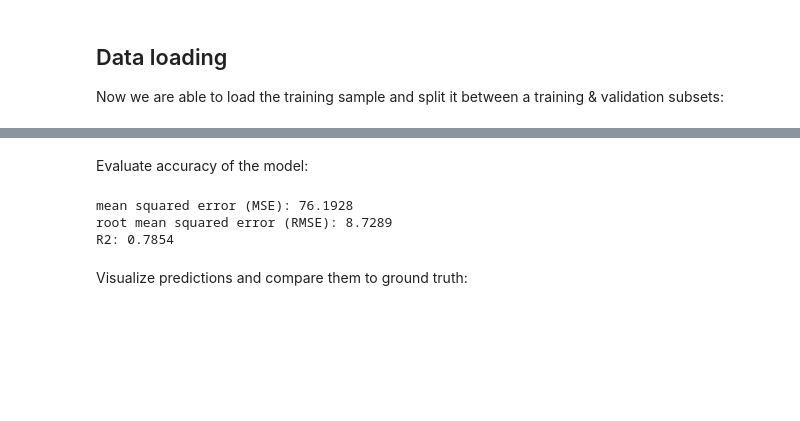
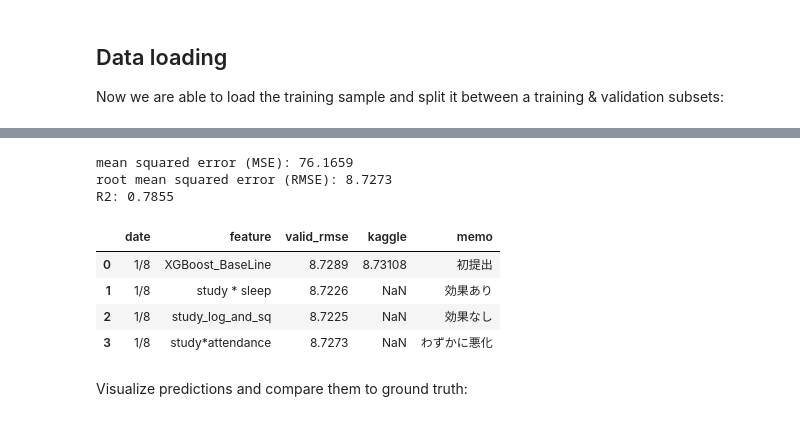
Before and after one commit to gikkavu/Kaggle, a Jupyter notebook: xgboost-studenttestscores-kr.ipynb, the cells around one changed output, grey strips where cells are left out. Cells and saved outputs as stored; diff of their text form; code cells hidden in the pictures; blank space fills up the shorter version.

```diff
--- a/xgboost-studenttestscores-kr.ipynb
+++ b/xgboost-studenttestscores-kr.ipynb
@@ -163,5 +145,3 @@ Pipeline(steps=[('preprocessor',
-# %% [markdown]
-Evaluate accuracy of the model:
 # %%
 def score_model(model, X, y):
     """Evaluate the trained model and returns a dictionary with eval metrics"""
@@ -175,14 +155,28 @@ def score_model(model, X, y):
         "y_pred": y_pred,
     }
 # %%
-score = score_model(pipeline, X_valid, y_valid)
+score = score_model(model, X_valid_pre, y_valid)
 print(f"mean squared error (MSE): {score['mse']:.4f}")
 print(f"root mean squared error (RMSE): {score['rmse']:.4f}")
 print(f"R2: {score['r2']:.4f}")
 # %% [output]
-mean squared error (MSE): 76.1928
-root mean squared error (RMSE): 8.7289
-R2: 0.7854
+mean squared error (MSE): 76.1659
+root mean squared error (RMSE): 8.7273
+R2: 0.7855
+# %%
+history = [
+    {"date": "1/8", "feature": "XGBoost_BaseLine", "valid_rmse": 8.7289, "kaggle": 8.73108, "memo": "初提出"},
+    {"date": "1/8", "feature": "study * sleep", "valid_rmse": 8.7226, "kaggle":None , "memo": "効果あり"},
+    {"date": "1/8", "feature": "study_log_and_sq", "valid_rmse": 8.7225, "kaggle":None , "memo": "効果なし"},
+        {"date": "1/8", "feature": "study*attendance", "valid_rmse": 8.7273, "kaggle":None , "memo": "わずかに悪化"}
+]
+display(pd.DataFrame(history))
+# %% [output]
+|  | date | feature | valid_rmse | kaggle | memo |
+| 0 | 1/8 | XGBoost_BaseLine | 8.7289 | 8.73108 | 初提出 |
+| 1 | 1/8 | study * sleep | 8.7226 | NaN | 効果あり |
+| 2 | 1/8 | study_log_and_sq | 8.7225 | NaN | 効果なし |
+| 3 | 1/8 | study*attendance | 8.7273 | NaN | わずかに悪化 |
 # %% [markdown]
 Visualize predictions and compare them to ground truth:
 # %%
```
Also changed, not shown: parts of 24 cells of this notebook.
